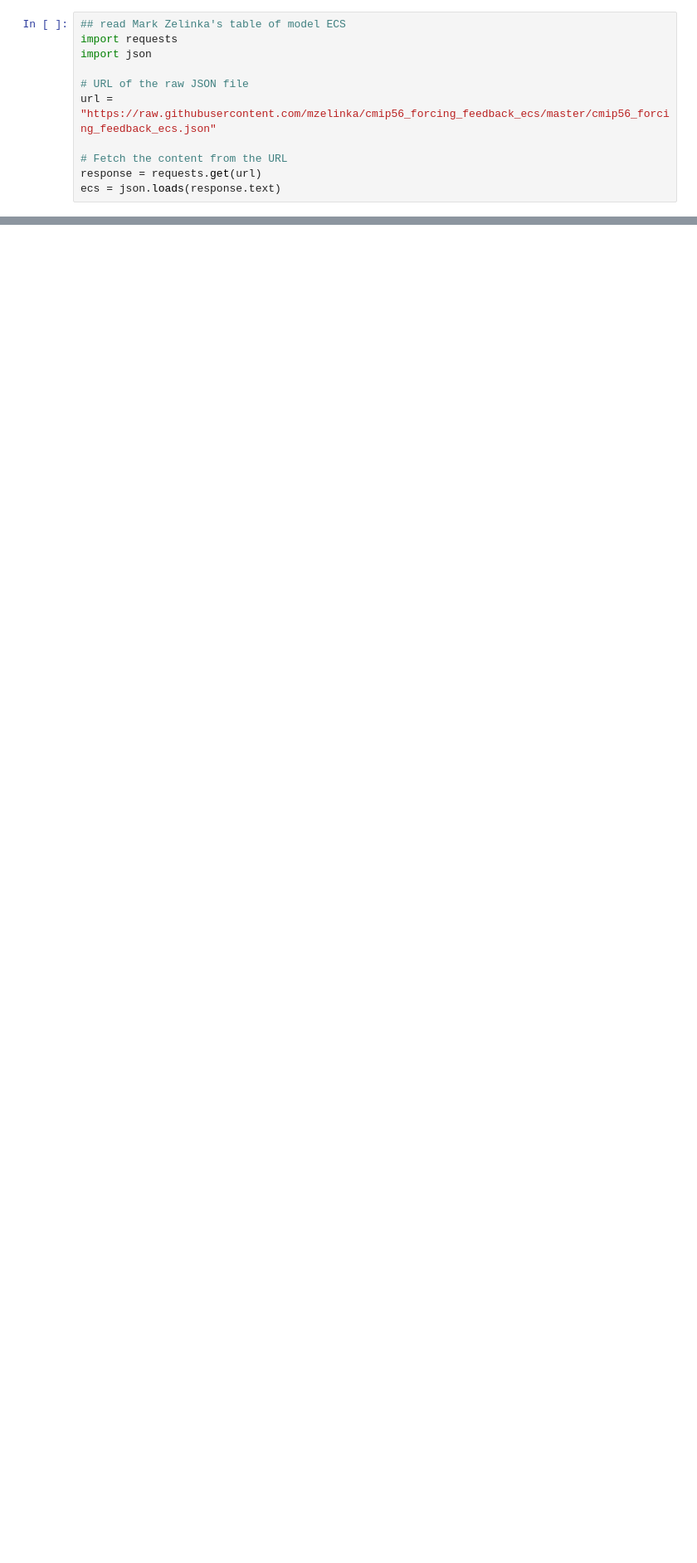
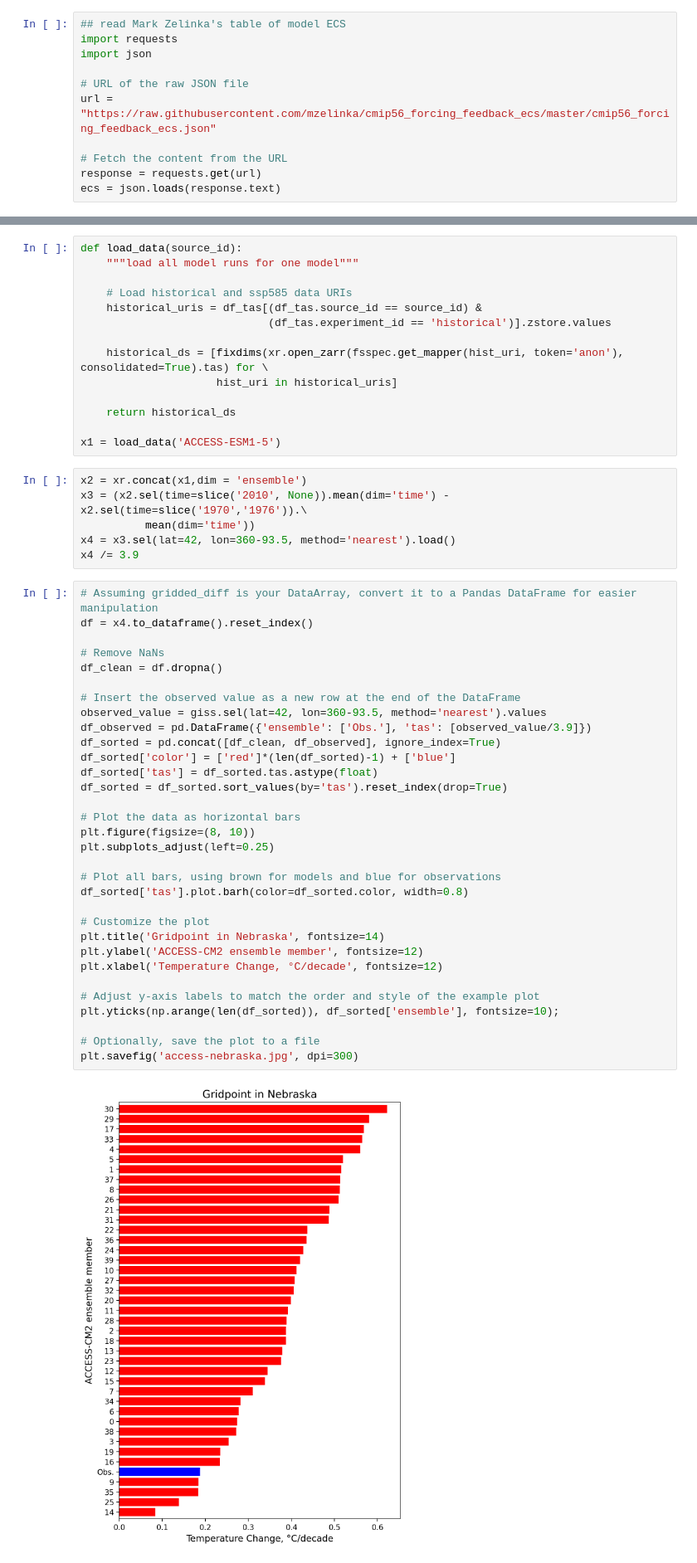
Before and after one commit to aedessler/TCB_Trump_Graphic, a Jupyter notebook: trend_comparison_trump.ipynb, the cells around one changed output, grey strips where cells are left out. Shown at 83% size. Cells and saved outputs as stored; diff of their text form; blank space fills up the shorter version.

Commit message:
added code to do ACCESS-CM2 analysis

```diff
--- a/trend_comparison_trump.ipynb
+++ b/trend_comparison_trump.ipynb
@@ -441,0 +466,54 @@ Text(0.5, 1.0, 'model mean minus observation')
+# %%
+def load_data(source_id):
+    """load all model runs for one model"""
+
+    # Load historical and ssp585 data URIs
+    historical_uris = df_tas[(df_tas.source_id == source_id) &
+                             (df_tas.experiment_id == 'historical')].zstore.values
+
+    historical_ds = [fixdims(xr.open_zarr(fsspec.get_mapper(hist_uri, token='anon'), consolidated=True).tas) for \
+                     hist_uri in historical_uris]
+
+    return historical_ds
+
+x1 = load_data('ACCESS-ESM1-5')
+# %%
+x2 = xr.concat(x1,dim = 'ensemble')
+x3 = (x2.sel(time=slice('2010', None)).mean(dim='time') - x2.sel(time=slice('1970','1976')).\
+          mean(dim='time'))
+x4 = x3.sel(lat=42, lon=360-93.5, method='nearest').load()
+x4 /= 3.9
+# %%
+# Assuming gridded_diff is your DataArray, convert it to a Pandas DataFrame for easier manipulation
+df = x4.to_dataframe().reset_index()
+
+# Remove NaNs
+df_clean = df.dropna()
+
+# Insert the observed value as a new row at the end of the DataFrame
+observed_value = giss.sel(lat=42, lon=360-93.5, method='nearest').values
+df_observed = pd.DataFrame({'ensemble': ['Obs.'], 'tas': [observed_value/3.9]})
+df_sorted = pd.concat([df_clean, df_observed], ignore_index=True)
+df_sorted['color'] = ['red']*(len(df_sorted)-1) + ['blue']
+df_sorted['tas'] = df_sorted.tas.astype(float)
+df_sorted = df_sorted.sort_values(by='tas').reset_index(drop=True)
+
+# Plot the data as horizontal bars
+plt.figure(figsize=(8, 10))
+plt.subplots_adjust(left=0.25)
+
+# Plot all bars, using brown for models and blue for observations
+df_sorted['tas'].plot.barh(color=df_sorted.color, width=0.8)
+
+# Customize the plot
+plt.title('Gridpoint in Nebraska', fontsize=14)
+plt.ylabel('ACCESS-CM2 ensemble member', fontsize=12)
+plt.xlabel('Temperature Change, °C/decade', fontsize=12)
+
+# Adjust y-axis labels to match the order and style of the example plot
+plt.yticks(np.arange(len(df_sorted)), df_sorted['ensemble'], fontsize=10);
+
+# Optionally, save the plot to a file
+plt.savefig('access-nebraska.jpg', dpi=300)
+# %% [output]
+[figure, added]
```
Also changed, not shown: parts of 25 cells of this notebook.
